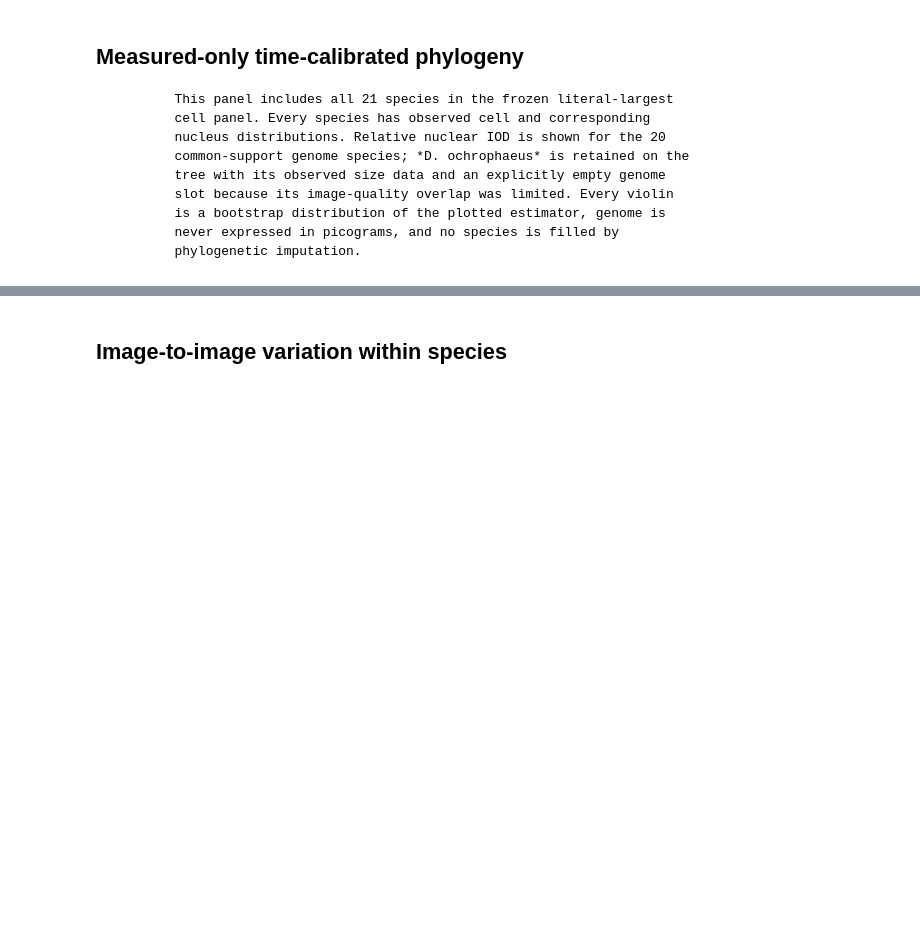
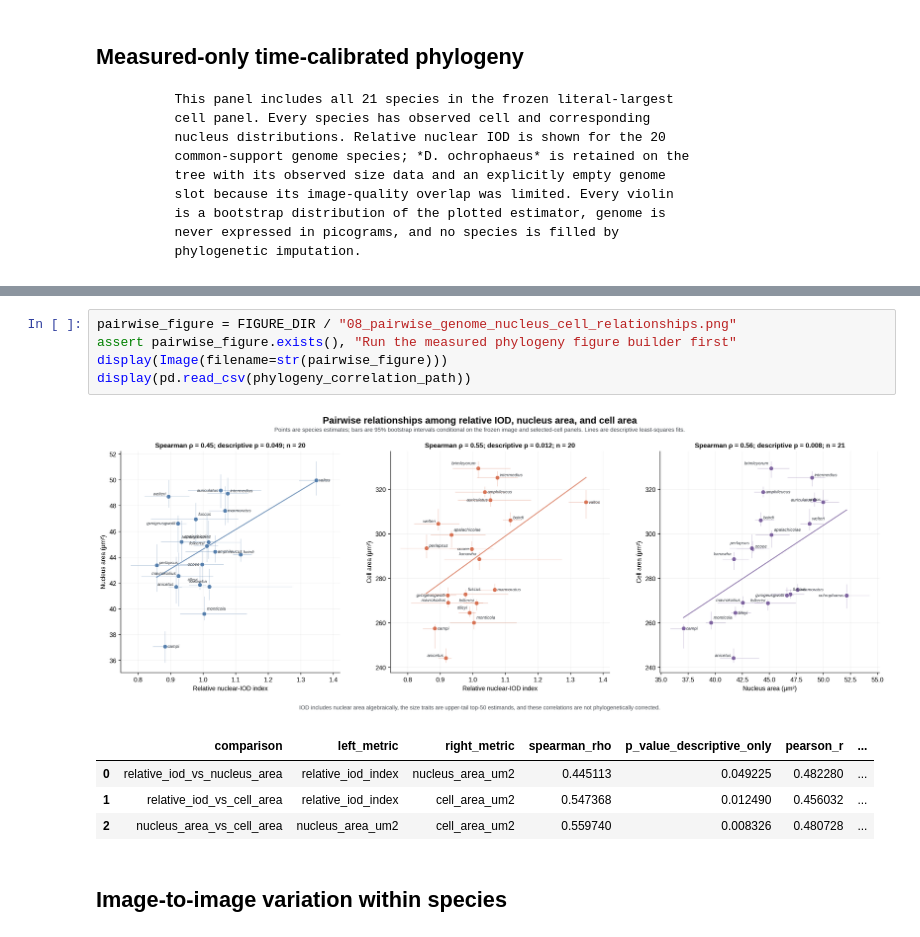
Before and after one commit to Jakeelamb/Desmognathus_TE_analysis, a Jupyter notebook: notebooks/presentation/frozen_genome_iod_analysis/frozen_genome_iod_analysis.executed.ipynb, the cells around one changed output, grey strips where cells are left out. Saved outputs shown, nothing was run; the diff lists cells and outputs as text; blank space fills up the shorter version.

```diff
--- a/notebooks/presentation/frozen_genome_iod_analysis/frozen_genome_iod_analysis.executed.ipynb
+++ b/notebooks/presentation/frozen_genome_iod_analysis/frozen_genome_iod_analysis.executed.ipynb
@@ -365,3 +375,14 @@ display(pd.read_csv(phylogeny_correlation_path))
+# %%
+pairwise_figure = FIGURE_DIR / "08_pairwise_genome_nucleus_cell_relationships.png"
+assert pairwise_figure.exists(), "Run the measured phylogeny figure builder first"
+display(Image(filename=str(pairwise_figure)))
+display(pd.read_csv(phylogeny_correlation_path))
+# %% [output]
+[figure, added]
+|  | comparison | left_metric | right_metric | spearman_rho | p_value_descriptive_only | pearson_r | ... |
+| 0 | relative_iod_vs_nucleus_area | relative_iod_index | nucleus_area_um2 | 0.445113 | 0.049225 | 0.482280 | ... |
+| 1 | relative_iod_vs_cell_area | relative_iod_index | cell_area_um2 | 0.547368 | 0.012490 | 0.456032 | ... |
+| 2 | nucleus_area_vs_cell_area | nucleus_area_um2 | cell_area_um2 | 0.559740 | 0.008326 | 0.480728 | ... |
 # %% [markdown]
 ## Image-to-image variation within species
 # %%
```
Also changed, not shown: parts of 3 cells of this notebook, 11 other files.
